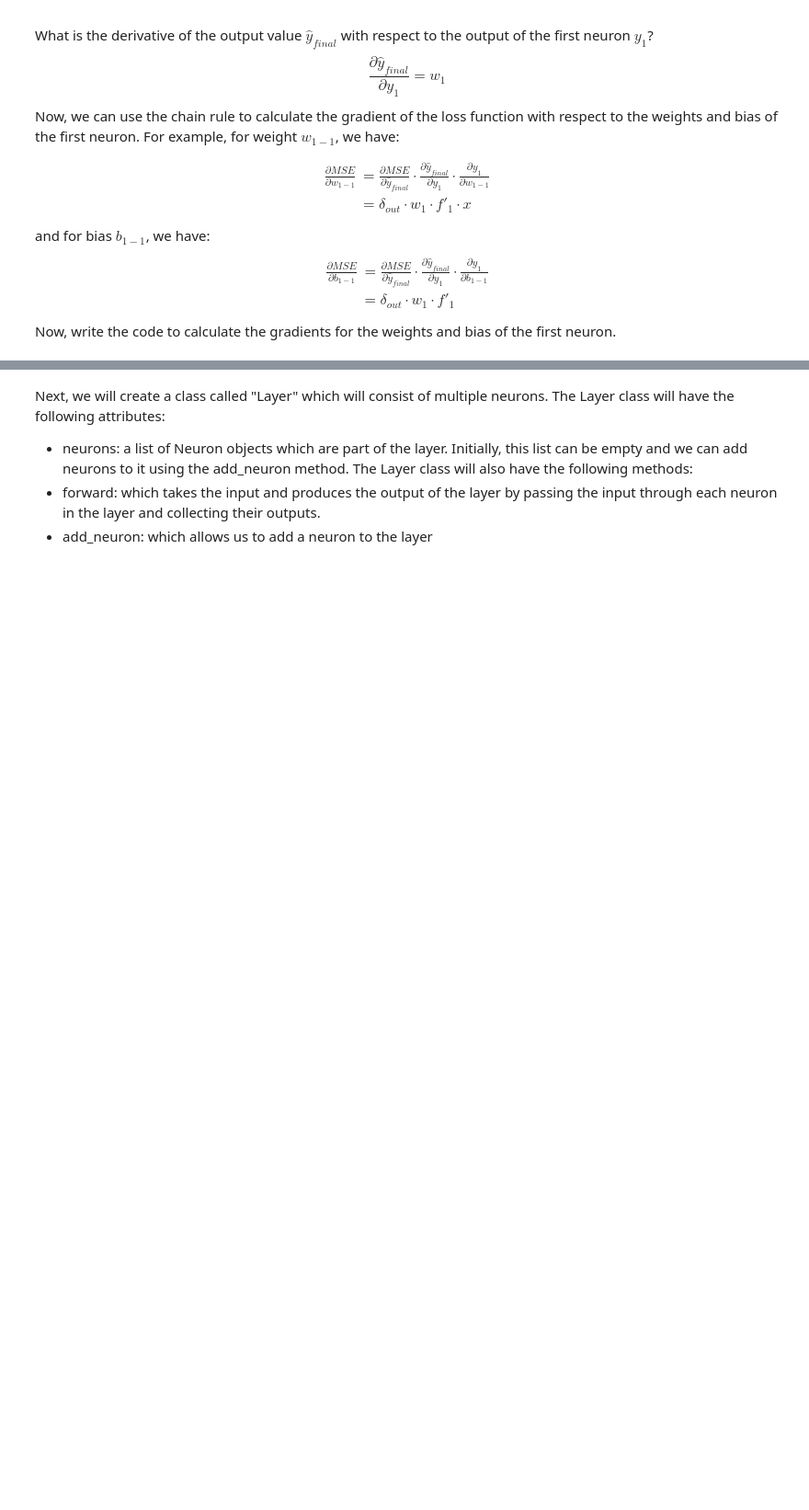
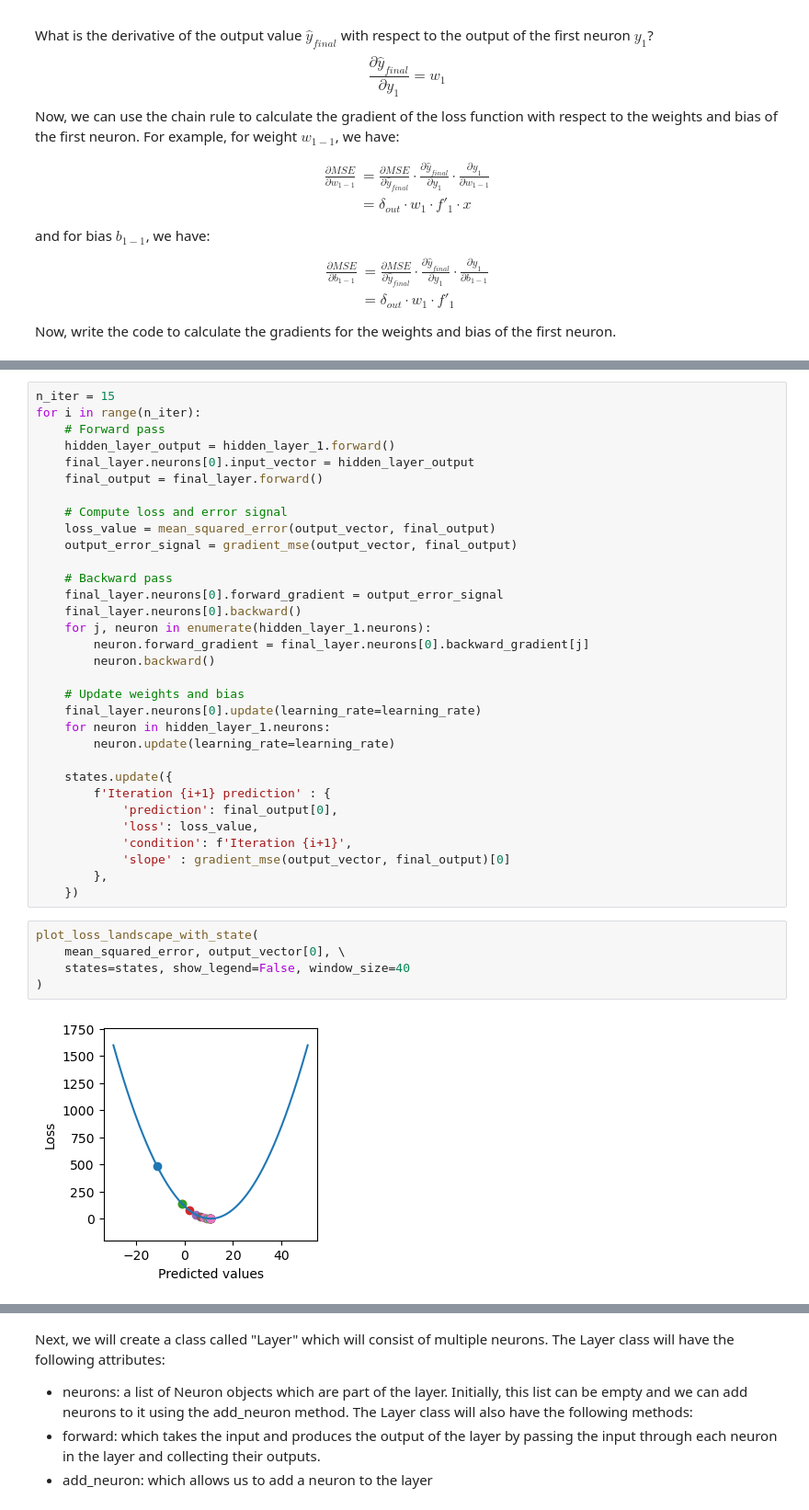
Before and after one commit to cryoTUD/ai4nanobiology, a Jupyter notebook: week_1/2_basics_nn.ipynb, the cells around one changed output, grey strips where cells are left out. Shown at 92% size. Drawn from its saved outputs; the diff is of its cells as text; blank space fills up the shorter version.

```diff
--- a/week_1/2_basics_nn.ipynb
+++ b/week_1/2_basics_nn.ipynb
@@ -752,0 +847,39 @@ plt.legend();
+# %%
+n_iter = 15
+for i in range(n_iter):
+    # Forward pass
+    hidden_layer_output = hidden_layer_1.forward()
+    final_layer.neurons[0].input_vector = hidden_layer_output
+    final_output = final_layer.forward()
+
+    # Compute loss and error signal
+    loss_value = mean_squared_error(output_vector, final_output)
+    output_error_signal = gradient_mse(output_vector, final_output)
+
+    # Backward pass
+    final_layer.neurons[0].forward_gradient = output_error_signal
+    final_layer.neurons[0].backward()
+    for j, neuron in enumerate(hidden_layer_1.neurons):
+        neuron.forward_gradient = final_layer.neurons[0].backward_gradient[j]
+        neuron.backward()
+
+    # Update weights and bias
+    final_layer.neurons[0].update(learning_rate=learning_rate)
+    for neuron in hidden_layer_1.neurons:
+        neuron.update(learning_rate=learning_rate)
+
+    states.update({
+        f'Iteration {i+1} prediction' : {
+            'prediction': final_output[0],
+            'loss': loss_value,
+            'condition': f'Iteration {i+1}',
+            'slope' : gradient_mse(output_vector, final_output)[0]
+        },
+    })
+# %%
+plot_loss_landscape_with_state(
+    mean_squared_error, output_vector[0], \
+    states=states, show_legend=False, window_size=40
+)
+# %% [output]
+[figure, added]
```
Also changed, not shown: parts of 56 cells of this notebook.
